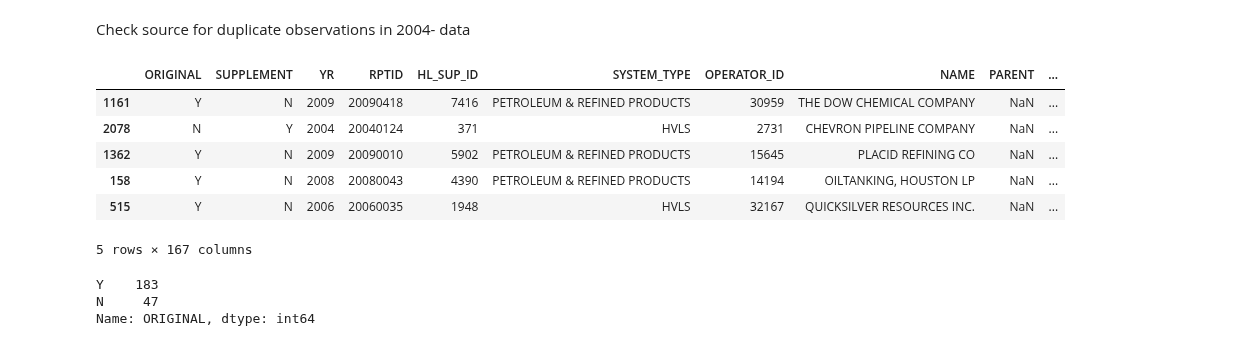
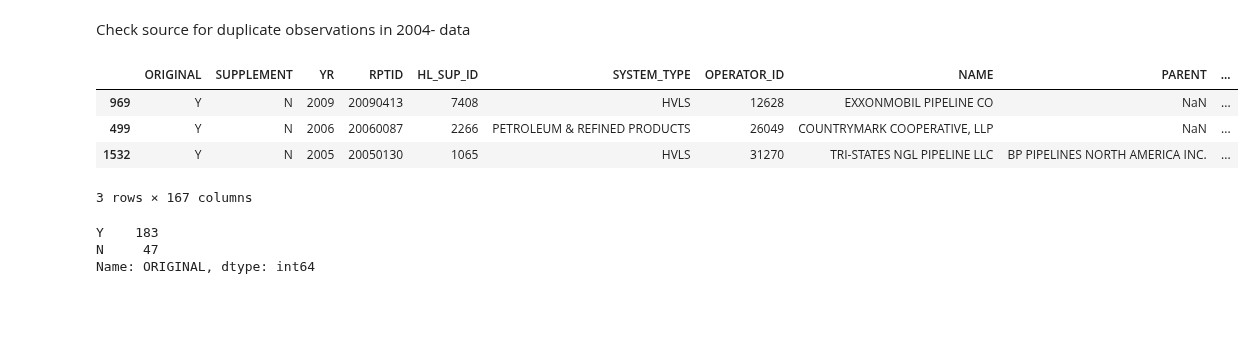
Before and after one commit to julianbarg/oil_industry, a Jupyter notebook: workbooks/2py_data_exploration.ipynb, the cells around one changed output. Cells and saved outputs as stored; diff of their text form; code cells hidden in the pictures; blank space fills up the shorter version.

```diff
--- a/workbooks/2py_data_exploration.ipynb
+++ b/workbooks/2py_data_exploration.ipynb
@@ -832,20 +832,18 @@ Check source for duplicate observations in 2004- data
 # %%
 from os import listdir
 
 pipelines_2004_2009 = [file for file in listdir('../data/pipelines_2004_2009_2019-08-02/') if 'annual_hazardous_liquid' in file]
 pipelines_2004_2009 = pd.concat([pd.read_excel(f'../data/pipelines_2004_2009_2019-08-02/{file}')
                                  for file in pipelines_2004_2009])
 pipelines_2004_2009 = pipelines_2004_2009.reset_index(drop = True)
 
-pipelines_2004_2009.sample(5)
+pipelines_2004_2009.sample(3)
 # %% [output]
 |  | ORIGINAL | SUPPLEMENT | YR | RPTID | HL_SUP_ID | SYSTEM_TYPE | OPERATOR_ID | NAME | PARENT | ... |
-| 1161 | Y | N | 2009 | 20090418 | 7416 | PETROLEUM & REFINED PRODUCTS | 30959 | THE DOW CHEMICAL COMPANY | NaN | ... |
-| 2078 | N | Y | 2004 | 20040124 | 371 | HVLS | 2731 | CHEVRON PIPELINE COMPANY | NaN | ... |
-| 1362 | Y | N | 2009 | 20090010 | 5902 | PETROLEUM & REFINED PRODUCTS | 15645 | PLACID REFINING CO | NaN | ... |
-| 158 | Y | N | 2008 | 20080043 | 4390 | PETROLEUM & REFINED PRODUCTS | 14194 | OILTANKING, HOUSTON LP | NaN | ... |
-| 515 | Y | N | 2006 | 20060035 | 1948 | HVLS | 32167 | QUICKSILVER RESOURCES INC. | NaN | ... |
+| 969 | Y | N | 2009 | 20090413 | 7408 | HVLS | 12628 | EXXONMOBIL PIPELINE CO | NaN | ... |
+| 499 | Y | N | 2006 | 20060087 | 2266 | PETROLEUM & REFINED PRODUCTS | 26049 | COUNTRYMARK COOPERATIVE, LLP | NaN | ... |
+| 1532 | Y | N | 2005 | 20050130 | 1065 | HVLS | 31270 | TRI-STATES NGL PIPELINE LLC | BP PIPELINES NORTH AMERICA INC. | ... |
-5 rows × 167 columns
+3 rows × 167 columns
 # %%
 duplicates = pipelines_2004_2009.loc[pipelines_2004_2009.duplicated(subset=['OPERATOR_ID', 'YR', 'SYSTEM_TYPE'],
                                                                     keep=False)]
```
Also changed, not shown: parts of 31 cells of this notebook, 1 other file.
